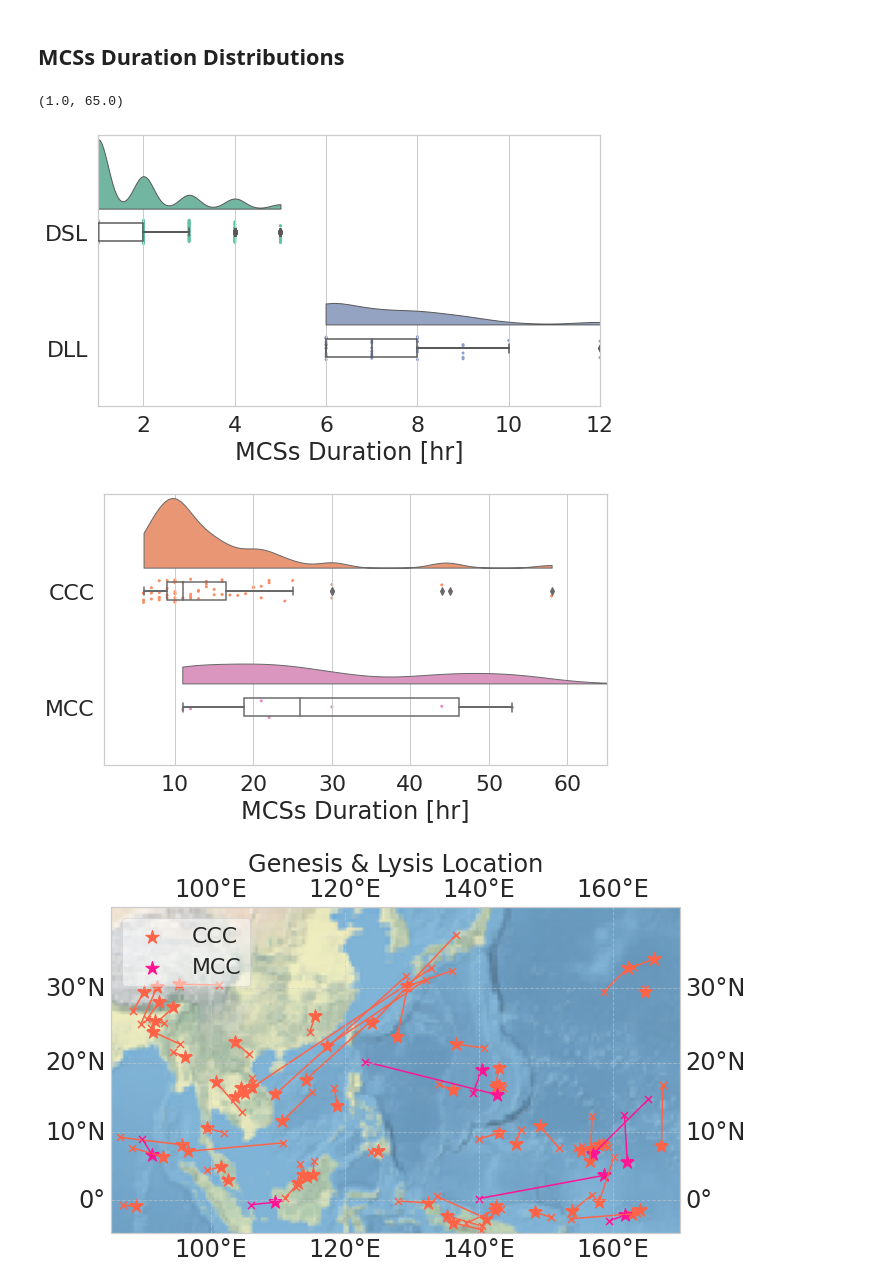
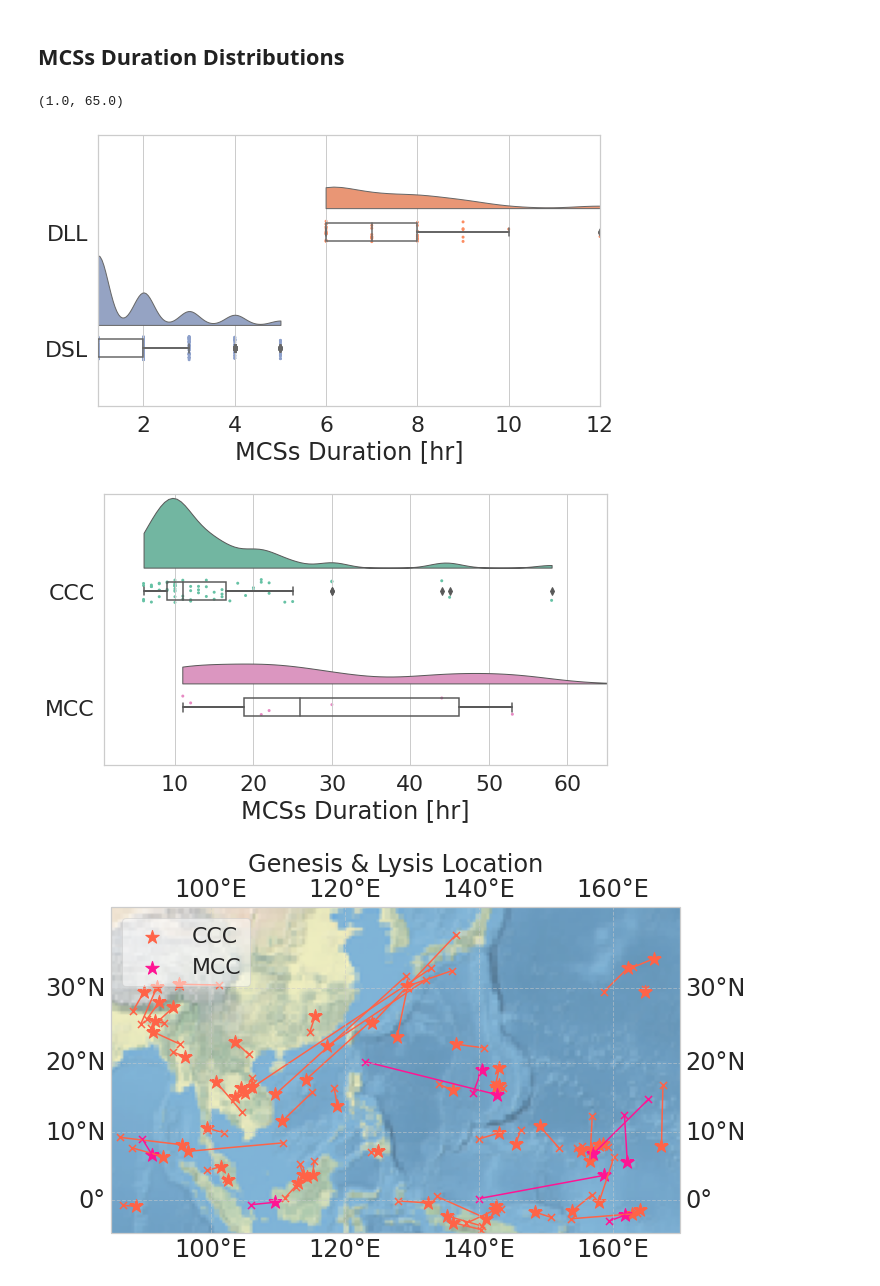
Before and after one commit to knubez/TAMS, a Jupyter notebook: TAMS_plots2.ipynb, the cells around one changed output. Drawn from its saved outputs; the diff is of its cells as text; code cells hidden in the pictures.

Commit message:
fix colors some more

```diff
--- a/TAMS_plots2.ipynb
+++ b/TAMS_plots2.ipynb
@@ -178,28 +179,28 @@ c3 = mcs_summary[mcs_summary["mcs_class"].isin(["DLL", "DSL"])].copy()
 c2.loc[:,"mcs_class"]= c2.mcs_class.astype("string")
 c3.loc[:,"mcs_class"]= c3.mcs_class.astype("string")
 # %%
-pali= [plt.cm.Set2.colors[0], plt.cm.Set2.colors[2]]
+pali= [plt.cm.Set2.colors[1], plt.cm.Set2.colors[2]]
 
 dx = list(c3["mcs_class"]); dy = list(c3.duration.dt.total_seconds()/3600); ort = "h";
 sns.set(style="whitegrid",font_scale=2)
 f, ax = plt.subplots(figsize=(9,5))
-pt.RainCloud(x=dx,y=dy,data=c3, palette = pali, width_viol = 1.2, ax = ax, orient = ort)
+pt.RainCloud(x=dx,y=dy,data=c3, palette = pali, width_viol = 1.2, ax = ax, orient = ort, order= ["DLL","DSL"])
 plt.xlabel('MCSs Duration [hr]')
 plt.xlim([1,12])
 
-pali= [plt.cm.Set2.colors[1], plt.cm.Set2.colors[3]]
+pali= [plt.cm.Set2.colors[0], plt.cm.Set2.colors[3]]
 
 dx = list(c2["mcs_class"]); dy = list(c2.duration.dt.total_seconds()/3600); ort = "h";
 sns.set(style="whitegrid",font_scale=2)
 f, ax = plt.subplots(figsize=(9,5))
-pt.RainCloud(x=dx,y=dy,data=c2, palette =pali , width_viol = 1.2, ax = ax, orient = ort)
+pt.RainCloud(x=dx,y=dy,data=c2, palette =pali , width_viol = 1.2, ax = ax, orient = ort,order= ["CCC","MCC"])
 #plt.xscale("log")
 plt.xlabel('MCSs Duration [hr]')
 plt.xlim([1,65])
 # %% [output]
 (1.0, 65.0)
-[figure, old version]
+[figure, new version]
-[figure, old version]
+[figure, new version]
 # %%
 import cartopy.crs as ccrs
 
```
Also changed, not shown: parts of 4 cells of this notebook.
